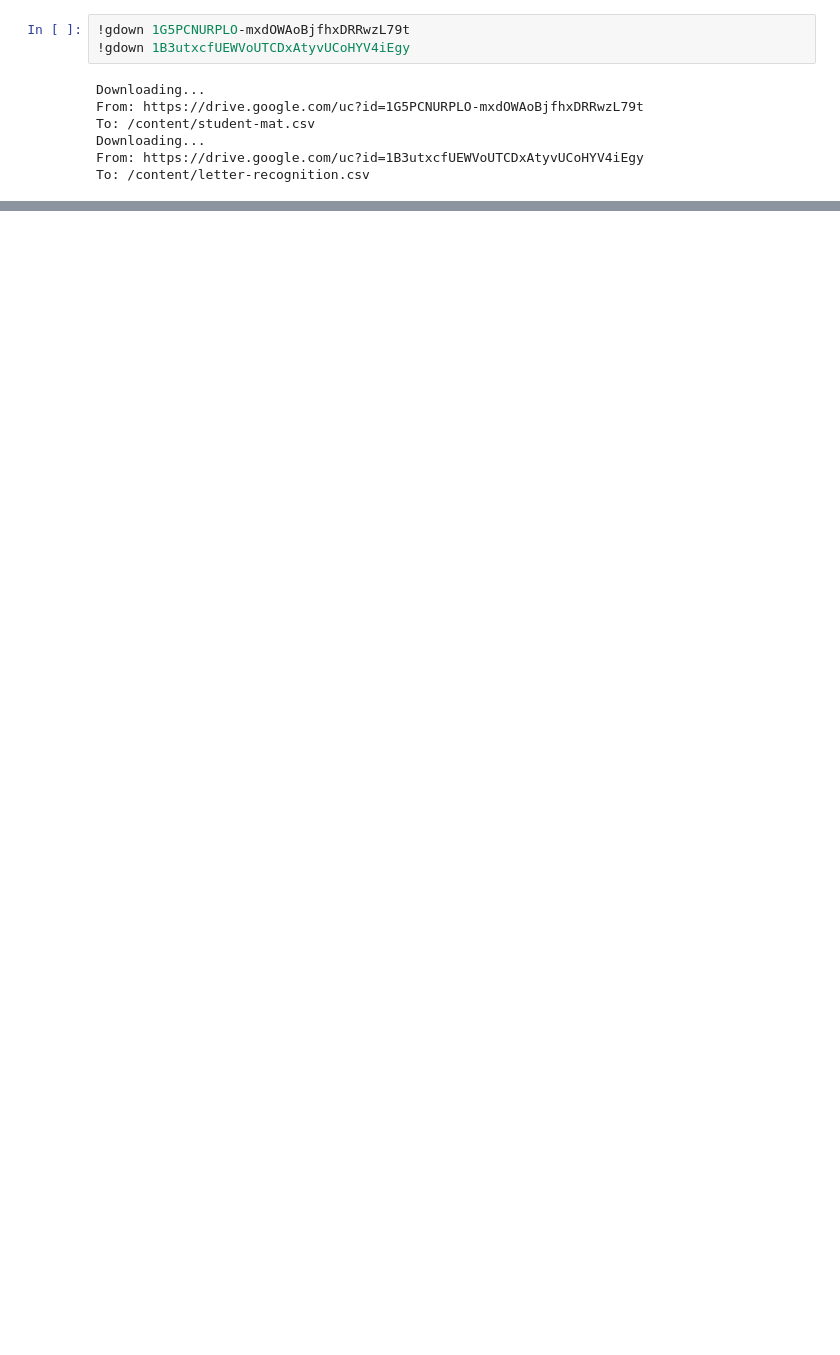
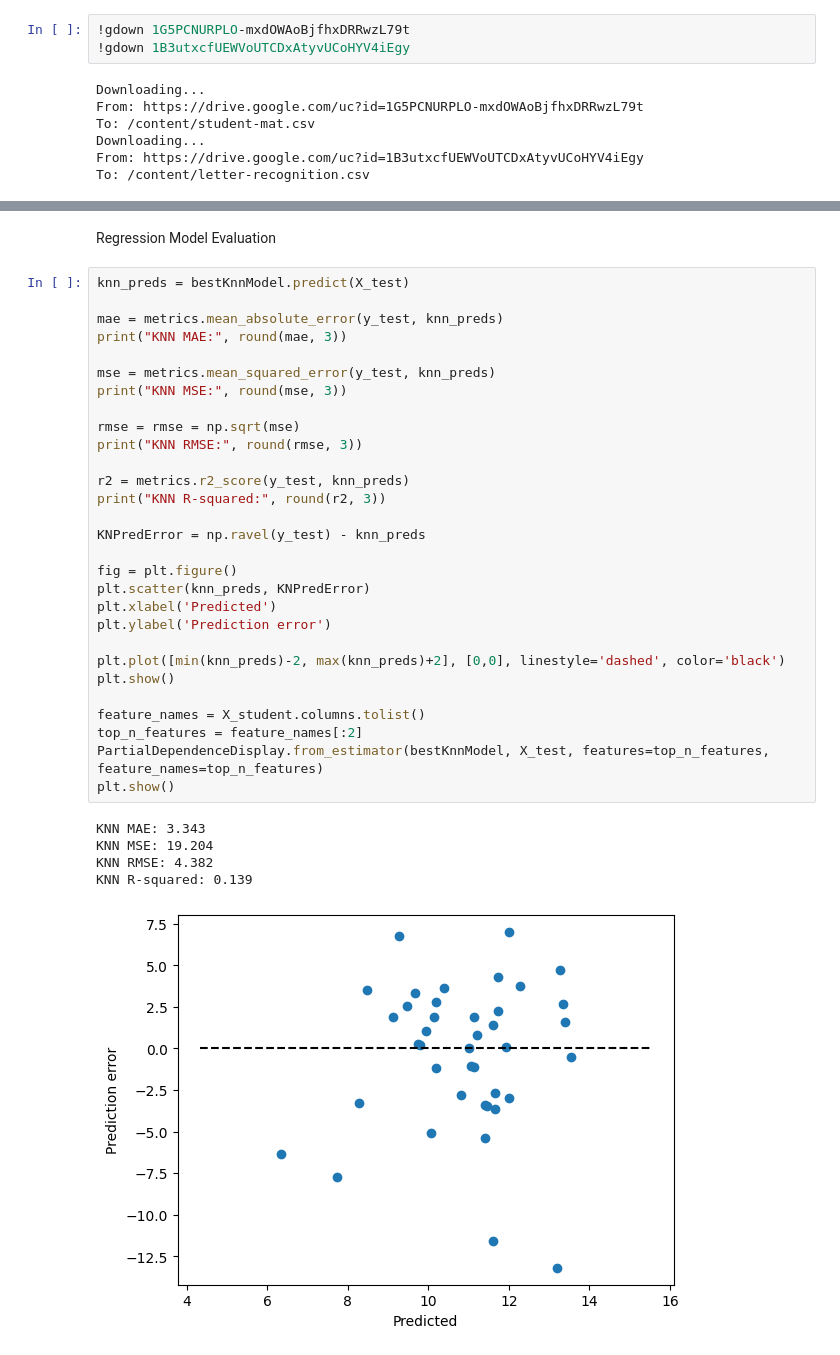
Before and after one commit to ntmdrgl/CSCI-164, a Jupyter notebook: csci_164_project.ipynb, the cells around one changed output, grey strips where cells are left out. Cells and saved outputs as stored; diff of their text form; blank space fills up the shorter version.

```diff
--- a/csci_164_project.ipynb
+++ b/csci_164_project.ipynb
@@ -69,0 +260,37 @@ letter.drop_duplicates()
+# %% [markdown]
+Regression Model Evaluation
+# %%
+knn_preds = bestKnnModel.predict(X_test)
+
+mae = metrics.mean_absolute_error(y_test, knn_preds)
+print("KNN MAE:", round(mae, 3))
+
+mse = metrics.mean_squared_error(y_test, knn_preds)
+print("KNN MSE:", round(mse, 3))
+
+rmse = rmse = np.sqrt(mse)
+print("KNN RMSE:", round(rmse, 3))
+
+r2 = metrics.r2_score(y_test, knn_preds)
+print("KNN R-squared:", round(r2, 3))
+
+KNPredError = np.ravel(y_test) - knn_preds
+
+fig = plt.figure()
+plt.scatter(knn_preds, KNPredError)
+plt.xlabel('Predicted')
+plt.ylabel('Prediction error')
+
+plt.plot([min(knn_preds)-2, max(knn_preds)+2], [0,0], linestyle='dashed', color='black')
+plt.show()
+
+feature_names = X_student.columns.tolist()
+top_n_features = feature_names[:2]
+PartialDependenceDisplay.from_estimator(bestKnnModel, X_test, features=top_n_features, feature_names=top_n_features)
+plt.show()
+# %% [output]
+KNN MAE: 3.343
+KNN MSE: 19.204
+KNN RMSE: 4.382
+KNN R-squared: 0.139
+[figure, added]
```
Also changed, not shown: parts of 30 cells of this notebook.
